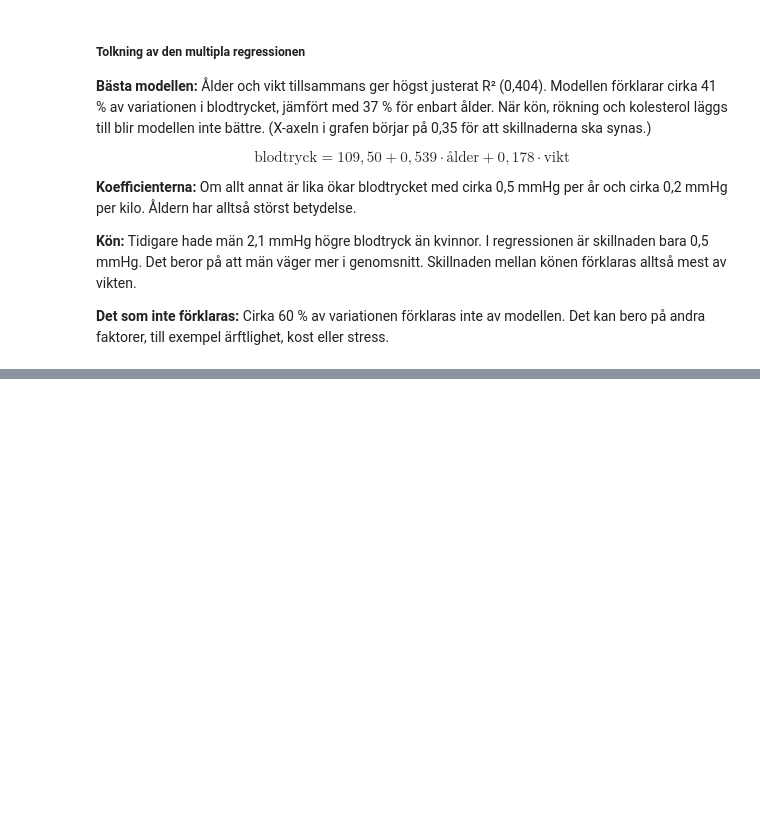
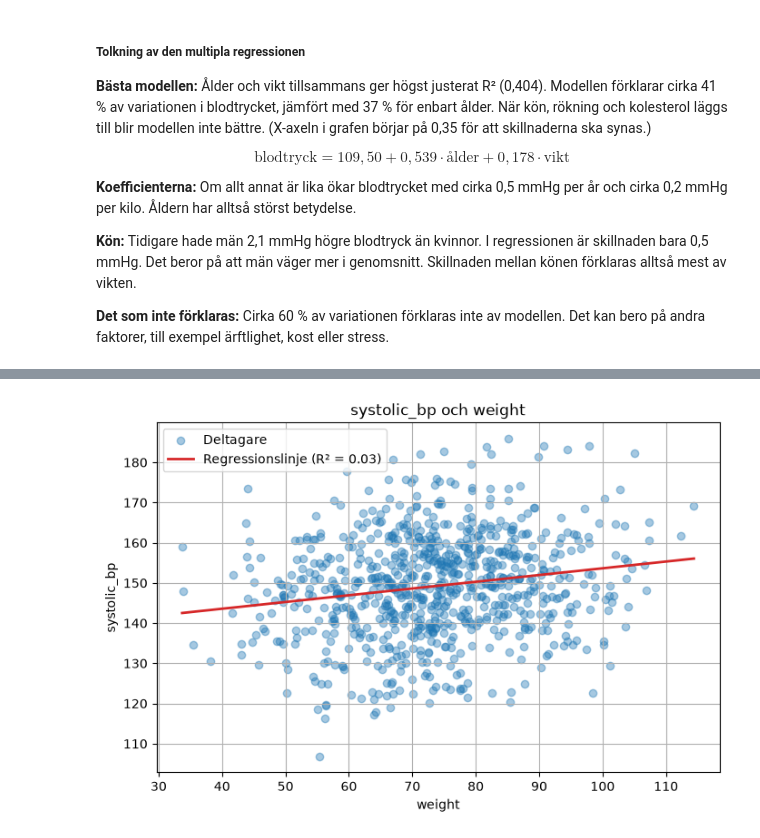
Before and after one commit to roshima-fernando/halsostudie---examuppgift, a Jupyter notebook: health_study.ipynb, the cells around one changed output, grey strips where cells are left out. Saved outputs shown, nothing was run; the diff lists cells and outputs as text; code cells hidden in the pictures; blank space fills up the shorter version.

```diff
--- a/health_study.ipynb
+++ b/health_study.ipynb
@@ -636,0 +646,3 @@ $$\text{blodtryck} = 109{,}50 + 0{,}539 \cdot \text{ålder} + 0{,}178 \cdot \tex
+# %%
+coefs_best, r2_best, _ = analyzer.fit_regression(["age", "weight"])
+pd.Series(coefs_best, name="koefficient").round(3)
@@ -636,0 +664,5 @@ $$\text{blodtryck} = 109{,}50 + 0{,}539 \cdot \text{ålder} + 0{,}178 \cdot \tex
+# %%
+analyzer.plot_regression("weight")
+plt.show()
+# %% [output]
+[figure, added]
```
Also changed, not shown: parts of 10 cells of this notebook, 2 other files.
